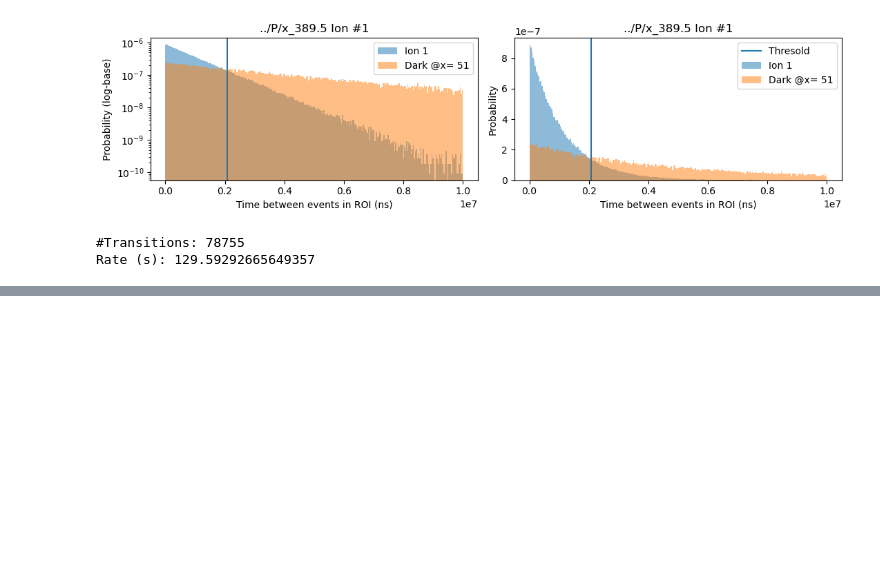
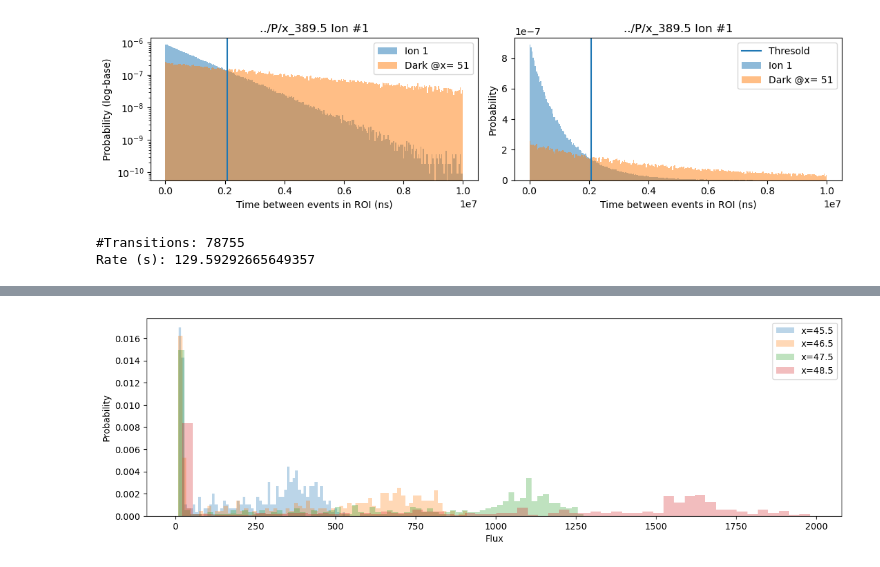
Before and after one commit to UW-ion-trap-group/Trapped_Ion_Tpx3Cam_Analysis, a Jupyter notebook: Tpx3Cam_Projects/10_26_Beam_size_estimate/Optimized_threshold/x_389s.ipynb, the cells around one changed output, grey strips where cells are left out. Cells and saved outputs as stored; diff of their text form; code cells hidden in the pictures; blank space fills up the shorter version.

```diff
--- a/Tpx3Cam_Projects/10_26_Beam_size_estimate/Optimized_threshold/x_389s.ipynb
+++ b/Tpx3Cam_Projects/10_26_Beam_size_estimate/Optimized_threshold/x_389s.ipynb
@@ -413,0 +332,13 @@ h_lines
+# %%
+plt.figure(figsize=(14,4))
+plt.hist(h[0],bins=60,alpha=0.3,density=True,label=("x=45.5"))
+plt.hist(h[1],bins=70,alpha=0.3,density=True,label=("x=46.5"))
+plt.hist(h[2],bins=70,alpha=0.3,density=True,label=("x=47.5"))
+plt.hist(h[3],bins=60,alpha=0.3,density=True,label=("x=48.5"))
+
+plt.xlabel("Flux")
+plt.ylabel("Probability")
+plt.legend()
+plt.show()
+# %% [output]
+[figure, added]
```
Also changed, not shown: parts of 45 cells of this notebook.
